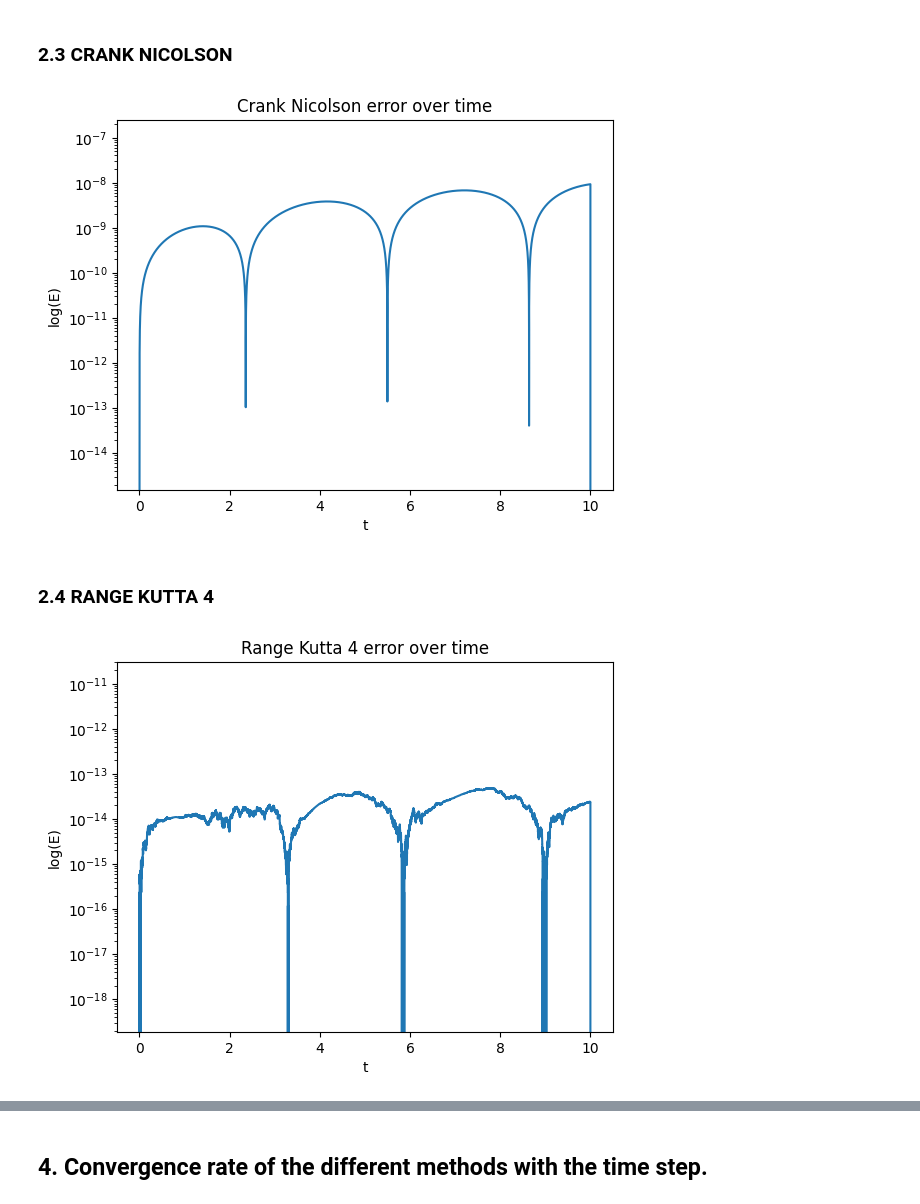
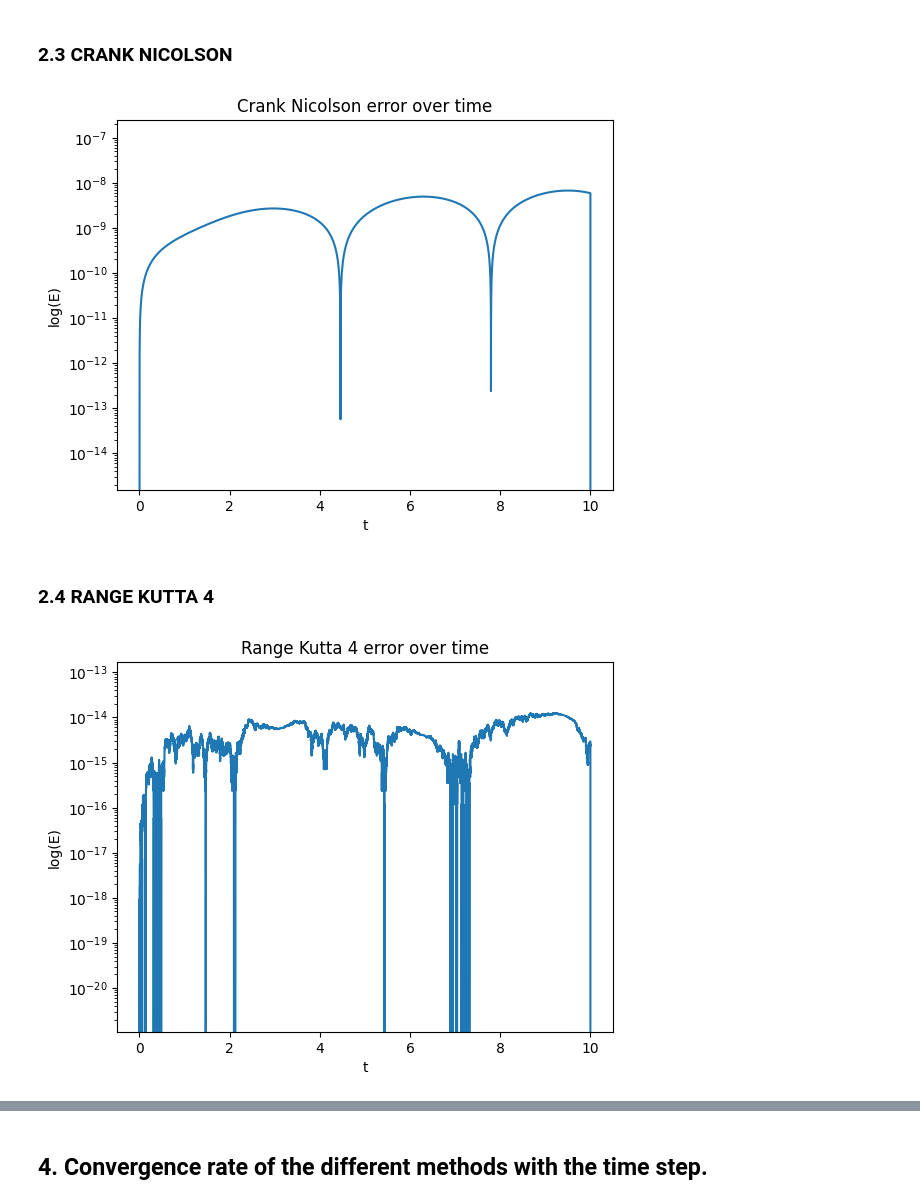
Before and after one commit to mateoopl/MUSE_AM1, a Jupyter notebook: MILESTONES/Milestone3.ipynb, the cells around one changed output, grey strips where cells are left out. Saved outputs shown, nothing was run; the diff lists cells and outputs as text; code cells hidden in the pictures.

```diff
--- a/MILESTONES/Milestone3.ipynb
+++ b/MILESTONES/Milestone3.ipynb
@@ -96,7 +66,7 @@ plt.show()
 # %% [markdown]
 ### 2.3 CRANK NICOLSON
 # %%
-U0 = array([1,1])   #Initial conditions
+U0 = array([1,0,0,1])   #Initial conditions
 
 t0 = 0
 tf = 10
@@ -105,7 +75,7 @@ np = 100000
 
 t = linspace(t0, tf, np)
 
-U1, E = Cauchy_Error(F1,U0,t,Numerical_schemes.Crank_Nicolson,4)
+U1, E = Stability.Cauchy_Error(Physics.Kepler,U0,t,Numerical_Schemes.Crank_Nicolson,4)
 
 
 plt.axis("equal")
@@ -117,31 +87,31 @@ plt.title('Crank Nicolson error over time')
 
 plt.show()
 # %% [output]
-[figure, old version]
+[figure, new version]
 # %% [markdown]
 ### 2.4 RANGE KUTTA 4
 # %%
-U0 = array([1,1])   #Initial conditions
+U0 = array([1,0,0,1])   #Initial conditions
 
 t0 = 0
 tf = 10
 np = 100000
 
 
 t = linspace(t0, tf, np)
 
-U1, E = Cauchy_Error(F1,U0,t,Numerical_schemes.RangeKutta4,4)
+U1, E = Stability.Cauchy_Error(Physics.Kepler,U0,t,Numerical_Schemes.RangeKutta4,4)
 
 
 plt.axis("equal")
 plt.plot(t,abs(E[:,1]))
 plt.yscale('log')
 plt.xlabel('t')
 plt.ylabel('log(E)')
 plt.title('Range Kutta 4 error over time')
 
 plt.show()
 # %% [output]
-[figure, old version]
+[figure, new version]
 # %% [markdown]
 ## 3. Write a function to evaluate the convergence rate of different temporal schemes.
```
Also changed, not shown: parts of 11 cells of this notebook, 8 other files.
